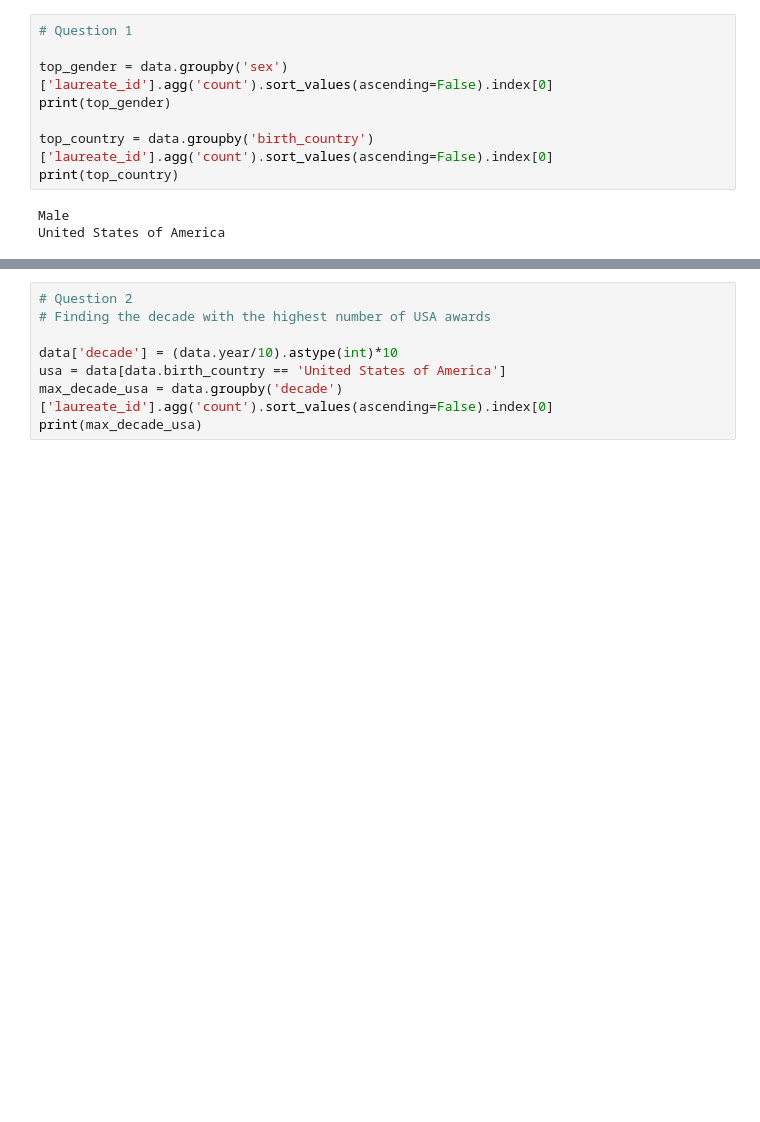
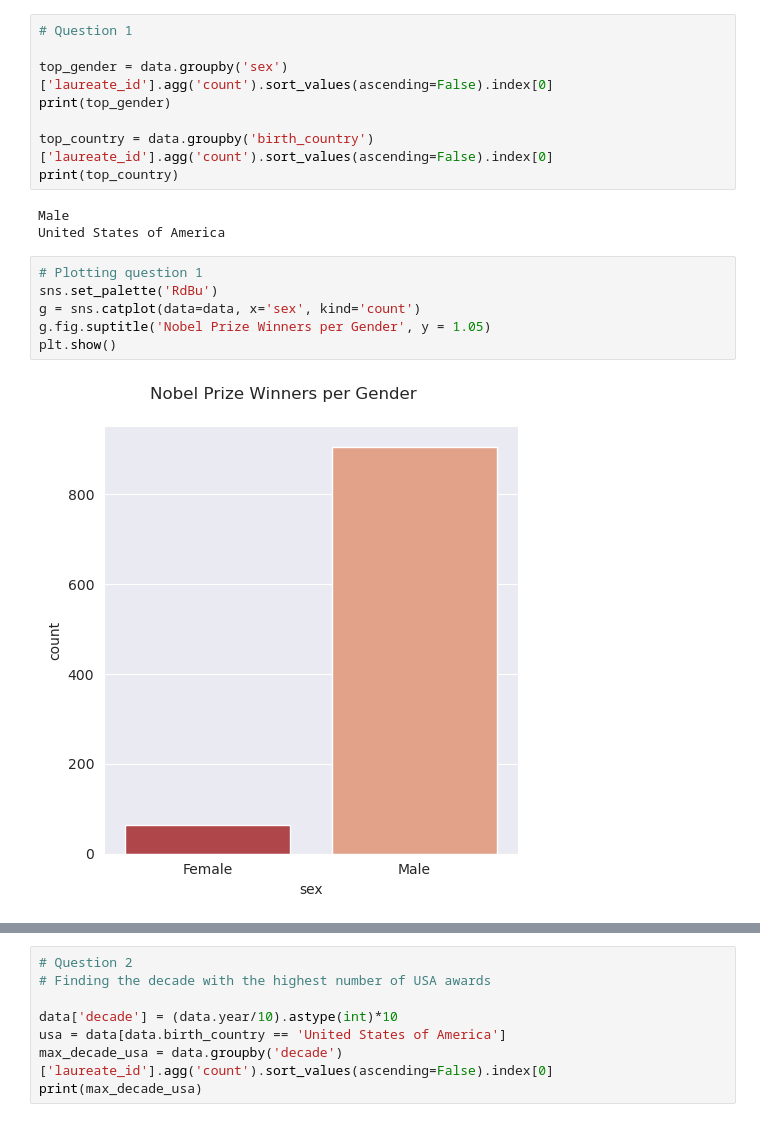
Before and after one commit to carlosjesuscaro/data_analysis_nobelprize, a Jupyter notebook: main.ipynb, the cells around one changed output, grey strips where cells are left out. Saved outputs shown, nothing was run; the diff lists cells and outputs as text; blank space fills up the shorter version.

Commit message:
Plotting in progress

```diff
--- a/main.ipynb
+++ b/main.ipynb
@@ -70,3 +70,11 @@ print(top_country)
 # %% [output]
 Male
 United States of America
+# %%
+# Plotting question 1
+sns.set_palette('RdBu')
+g = sns.catplot(data=data, x='sex', kind='count')
+g.fig.suptitle('Nobel Prize Winners per Gender', y = 1.05)
+plt.show()
+# %% [output]
+[figure, added]
```
Also changed, not shown: parts of 1 cell of this notebook.
